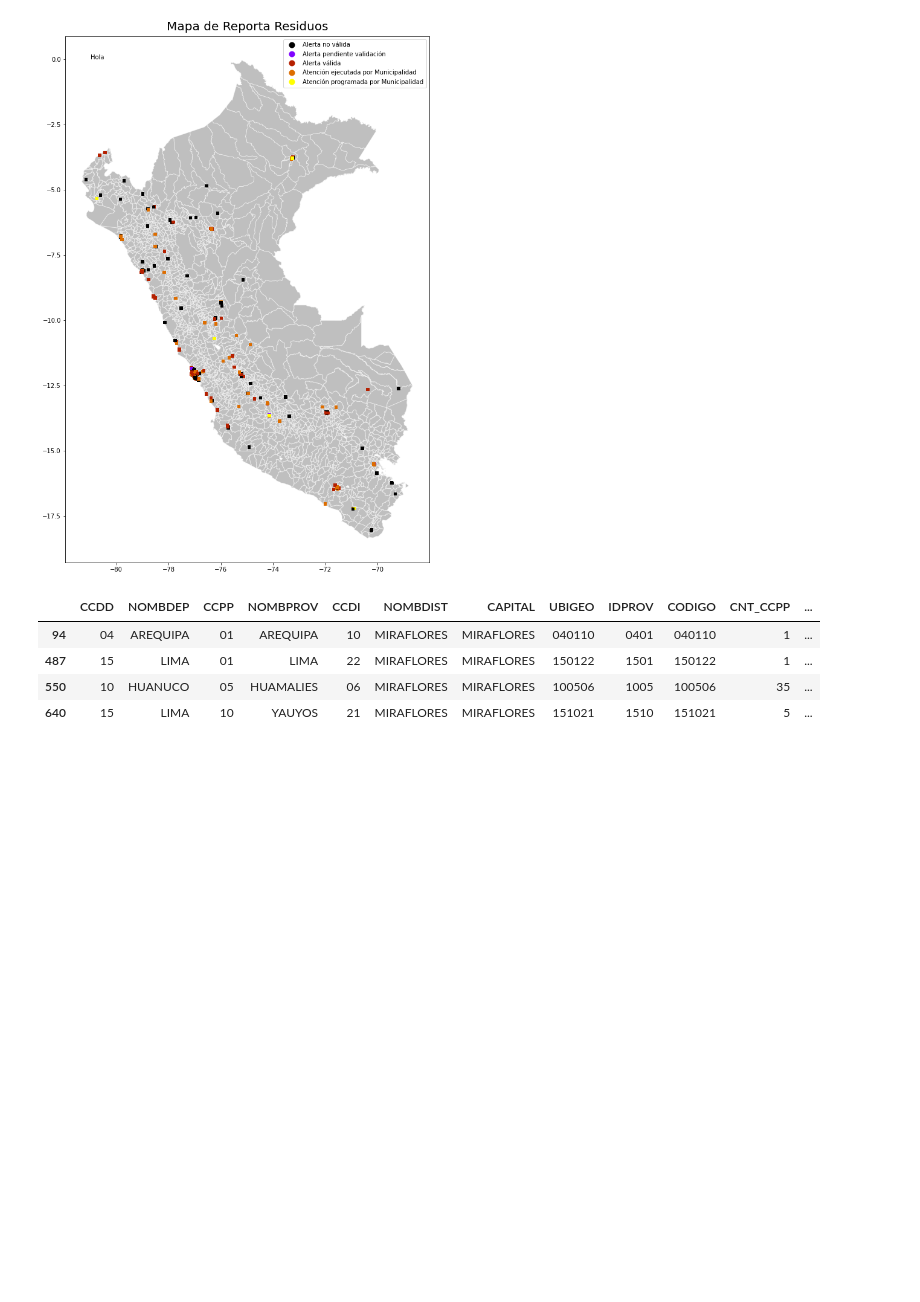
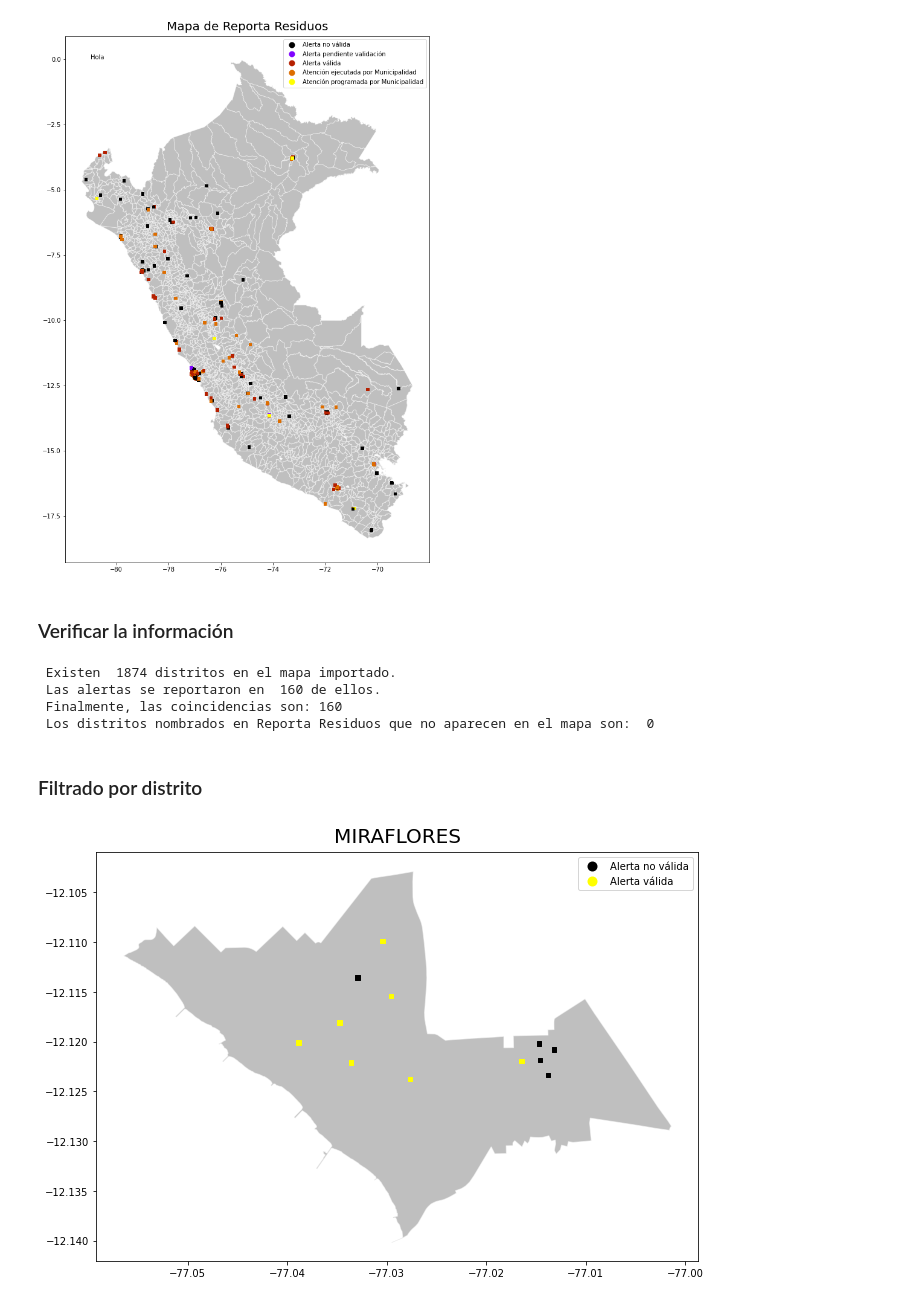
Before and after one commit to Dante-Guerrero/RR_Notebook, a Jupyter notebook: book1.ipynb, the cells around one changed output. Cells and saved outputs as stored; diff of their text form; code cells hidden in the pictures; blank space fills up the shorter version.

```diff
--- a/book1.ipynb
+++ b/book1.ipynb
@@ -147,17 +162,76 @@ alertas = rr.plot(
 texto = plt.text(-81,0, r'Hola')
 # %% [output]
 [figure]
+# %% [markdown]
+### Verificar la información
+# %%
+distritos['Ubicación'] = distritos['NOMBDEP'] + ' - ' + distritos['NOMBPROV'] + ' - ' + distritos['NOMBDIST']
+a = set(distritos['Ubicación'])
+rr['Ubicación'] = rr['DEPARTAMENTO'] + ' - ' + rr['PROVINCIA'] + ' - ' + rr['DISTRITO']
+b = set(rr['Ubicación'])
+
+c = list(e for e in a if e in b)
+d = list(e for e in b if e not in a)
+
+print(
+    '\n Existen ', len(a), 'distritos en el mapa importado. \n',
+    'Las alertas se reportaron en ',len(b), 'de ellos. \n',
+    'Finalmente, las coincidencias son:', len(c),
+    '\n Los distritos nombrados en Reporta Residuos que no aparecen en el mapa son: ', len(d)
+)
+# %% [output]
+ Existen  1874 distritos en el mapa importado.
+ Las alertas se reportaron en  160 de ellos.
+ Finalmente, las coincidencias son: 160
+ Los distritos nombrados en Reporta Residuos que no aparecen en el mapa son:  0
+# %% [markdown]
+### Filtrado por distrito
 # %%
-lugar = 'MIRAFLORES'
+dep = 'LIMA'
+pro = 'LIMA'
+dis = 'MIRAFLORES'
 
-distritos_lugar = distritos['NOMBDIST'] == lugar
-fdistritos = distritos[distritos_lugar]
+# Filtrando el mapa
 
-rr_lugar = rr['DISTRITO'] == lugar
-frr = rr[rr_lugar]
+mapa_filtro_dep = distritos['NOMBDEP'] == dep
+fdistritos = distritos[mapa_filtro_dep]
+
+mapa_filtro_pro = fdistritos['NOMBPROV'] == pro
+fdistritos = fdistritos[mapa_filtro_pro]
+
+mapa_filtro_dis = fdistritos['NOMBDIST'] == dis
+fdistritos = fdistritos[mapa_filtro_dis]
+
+# Filtrando las alertas
+
+rr_filtro_dep = rr['DEPARTAMENTO'] == dep
+frr = rr[rr_filtro_dep]
+
+rr_filtro_pro = frr['PROVINCIA'] == pro
+frr = frr[rr_filtro_pro]
+
+rr_filtro_dis = frr['DISTRITO'] == dis
+frr = frr[rr_filtro_dis]
+
+mapa = fdistritos.plot(
+    figsize=(10.80, 19.20),
+    alpha=0.5,
+    color='grey',
+    edgecolor='white')
+
+mapa.set_title(
+    dis,
+    pad = 10,
+    fontdict={'fontsize':20, 'color': '#000000'}
+    )
+
+alertas = frr.plot(
+    ax=mapa,
+    column='ESTADO_ALERTA',
+    markersize=20,
+    marker=',',
+    legend=True,
+    cmap='gnuplot'
+    )
 # %% [output]
-|  | CCDD | NOMBDEP | CCPP | NOMBPROV | CCDI | NOMBDIST | CAPITAL | UBIGEO | IDPROV | CODIGO | CNT_CCPP | ... |
-| 94 | 04 | AREQUIPA | 01 | AREQUIPA | 10 | MIRAFLORES | MIRAFLORES | 040110 | 0401 | 040110 | 1 | ... |
-| 487 | 15 | LIMA | 01 | LIMA | 22 | MIRAFLORES | MIRAFLORES | 150122 | 1501 | 150122 | 1 | ... |
-| 550 | 10 | HUANUCO | 05 | HUAMALIES | 06 | MIRAFLORES | MIRAFLORES | 100506 | 1005 | 100506 | 35 | ... |
-| 640 | 15 | LIMA | 10 | YAUYOS | 21 | MIRAFLORES | MIRAFLORES | 151021 | 1510 | 151021 | 5 | ... |
+[figure, added]
```
Also changed, not shown: parts of 4 cells of this notebook, 2 other files.
